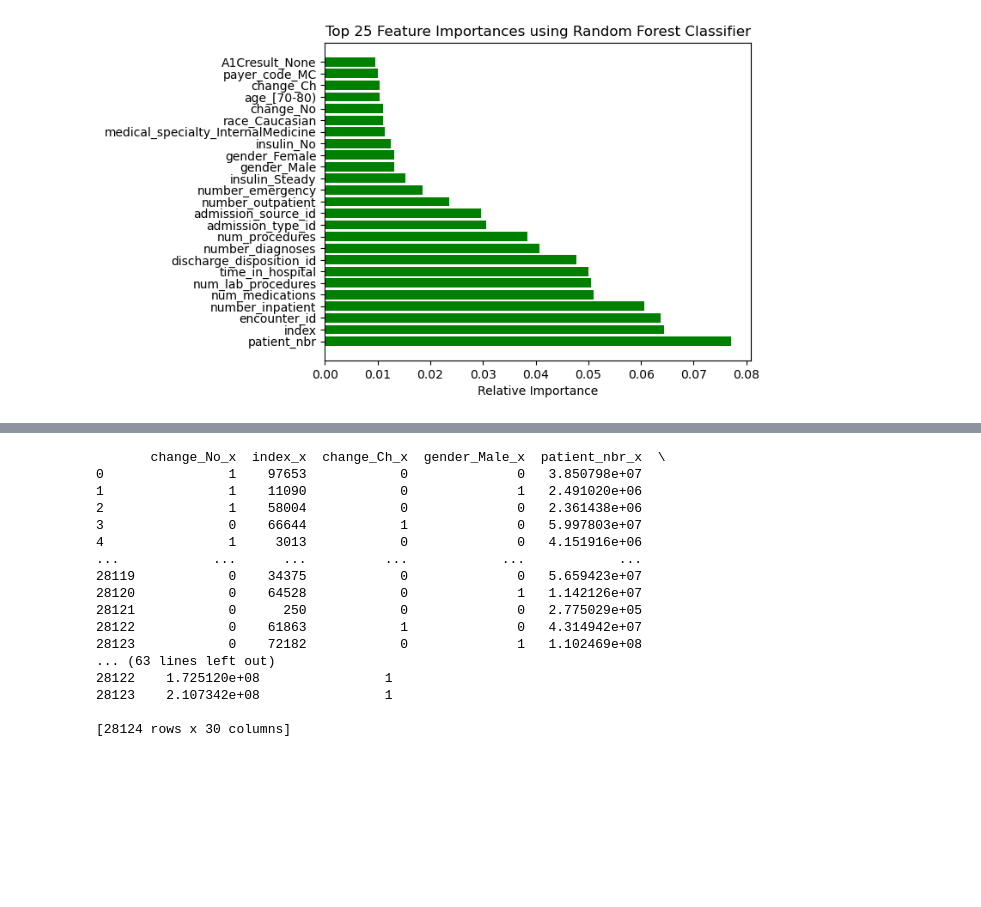
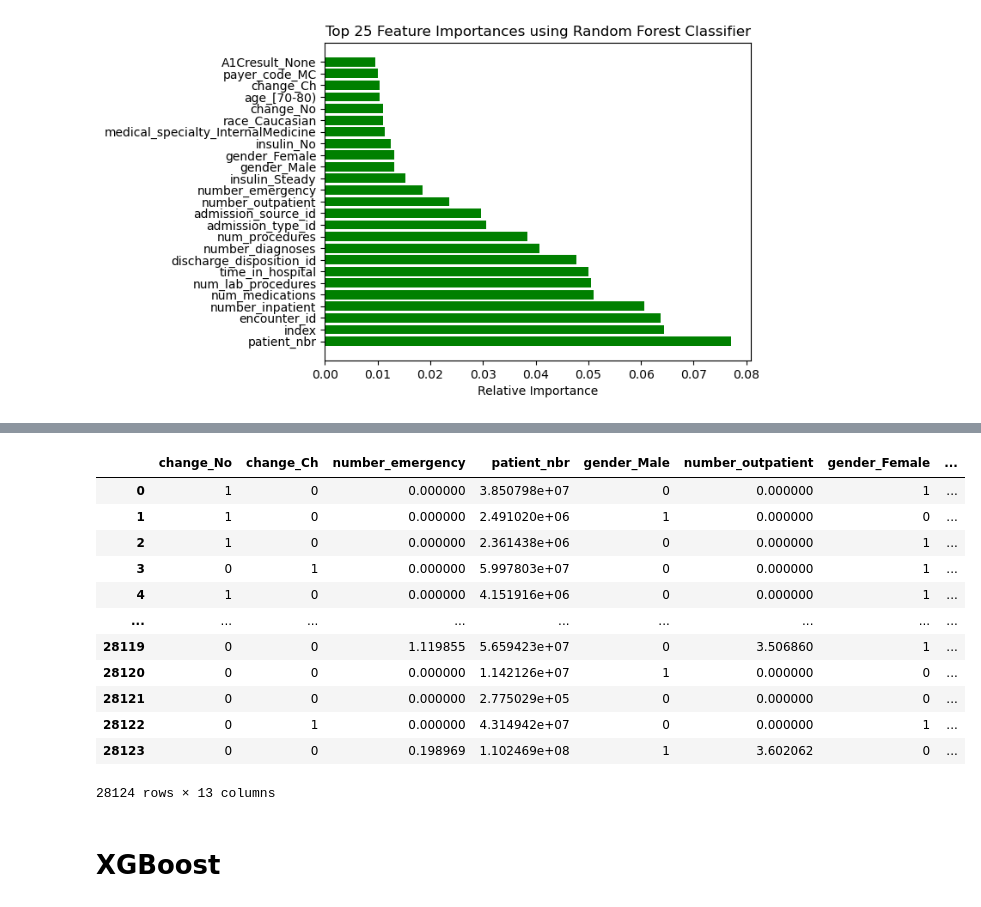
Before and after one commit to DiyadotSaha/ML_Diabetes_Project, a Jupyter notebook: Feature Selection with SMOTEEN.ipynb, the cells around one changed output, grey strips where cells are left out. Drawn from its saved outputs; the diff is of its cells as text; code cells hidden in the pictures; blank space fills up the shorter version.

```diff
--- a/Project_SHAP-DIYA.ipynb
+++ b/Feature Selection with SMOTEEN.ipynb
@@ -289,35 +344,27 @@ Xtr_top_n_rf.to_csv('/users/abhinandganesh/Desktop/Xtr_Feature_Selected_rf.csv')
 # %%
-import pandas as pd
-
-# Assuming Xtr_top_n_rf and Xtr_top_n_adaboost are your DataFrames
-
-# Identify common columns
-common_columns = list(set(Xtr_top_n_rf.columns) & set(Xtr_top_n_adaboost.columns))
+common_columns = list(set(Xtr_top_n_rf.columns) & set(Xtr_top_n_adaboost.columns) & set(Xtr_top_n_xgb.columns))
 
 # Create a dataset with common columns
-common_dataset = pd.merge(Xtr_top_n_rf[common_columns], Xtr_top_n_adaboost[common_columns], left_index=True, right_index=True)
-
-# Display the common dataset
-print(common_dataset)
+common_dataset = X_tr_bal[common_columns]
-# %% [output]
-       change_No_x  index_x  change_Ch_x  gender_Male_x  patient_nbr_x  \
-0                1    97653            0              0   3.850798e+07
-1                1    11090            0              1   2.491020e+06
-2                1    58004            0              0   2.361438e+06
-3                0    66644            1              0   5.997803e+07
-4                1     3013            0              0   4.151916e+06
-...            ...      ...          ...            ...            ...
-28119            0    34375            0              0   5.659423e+07
-28120            0    64528            0              1   1.142126e+07
-28121            0      250            0              0   2.775029e+05
-28122            0    61863            1              0   4.314942e+07
-28123            0    72182            0              1   1.102469e+08
-... (63 lines left out)
-28122    1.725120e+08                1
-28123    2.107342e+08                1
-
-[28124 rows x 30 columns]
+# %%
+common_dataset
+# %% [output]
+|  | change_No | change_Ch | number_emergency | patient_nbr | gender_Male | number_outpatient | gender_Female | ... |
+| 0 | 1 | 0 | 0.000000 | 3.850798e+07 | 0 | 0.000000 | 1 | ... |
+| 1 | 1 | 0 | 0.000000 | 2.491020e+06 | 1 | 0.000000 | 0 | ... |
+| 2 | 1 | 0 | 0.000000 | 2.361438e+06 | 0 | 0.000000 | 1 | ... |
+| 3 | 0 | 1 | 0.000000 | 5.997803e+07 | 0 | 0.000000 | 1 | ... |
+| 4 | 1 | 0 | 0.000000 | 4.151916e+06 | 0 | 0.000000 | 1 | ... |
+| ... | ... | ... | ... | ... | ... | ... | ... | ... |
+| 28119 | 0 | 0 | 1.119855 | 5.659423e+07 | 0 | 3.506860 | 1 | ... |
+| 28120 | 0 | 0 | 0.000000 | 1.142126e+07 | 1 | 0.000000 | 0 | ... |
+| 28121 | 0 | 0 | 0.000000 | 2.775029e+05 | 0 | 0.000000 | 0 | ... |
+| 28122 | 0 | 1 | 0.000000 | 4.314942e+07 | 0 | 0.000000 | 1 | ... |
+| 28123 | 0 | 0 | 0.198969 | 1.102469e+08 | 1 | 3.602062 | 0 | ... |
+28124 rows × 13 columns
 # %%
 common_dataset.to_csv('data/XTR_SMOTEEN+FEATURE_SELECTION.csv')
 # %%
 y_tr_bal.to_csv('data/YTR_SMOTEEN_FEATURE_SELECTION.csv')
+# %% [markdown]
+# XGBoost
```
Also changed, not shown: parts of 16 cells of this notebook, 1 other file.
